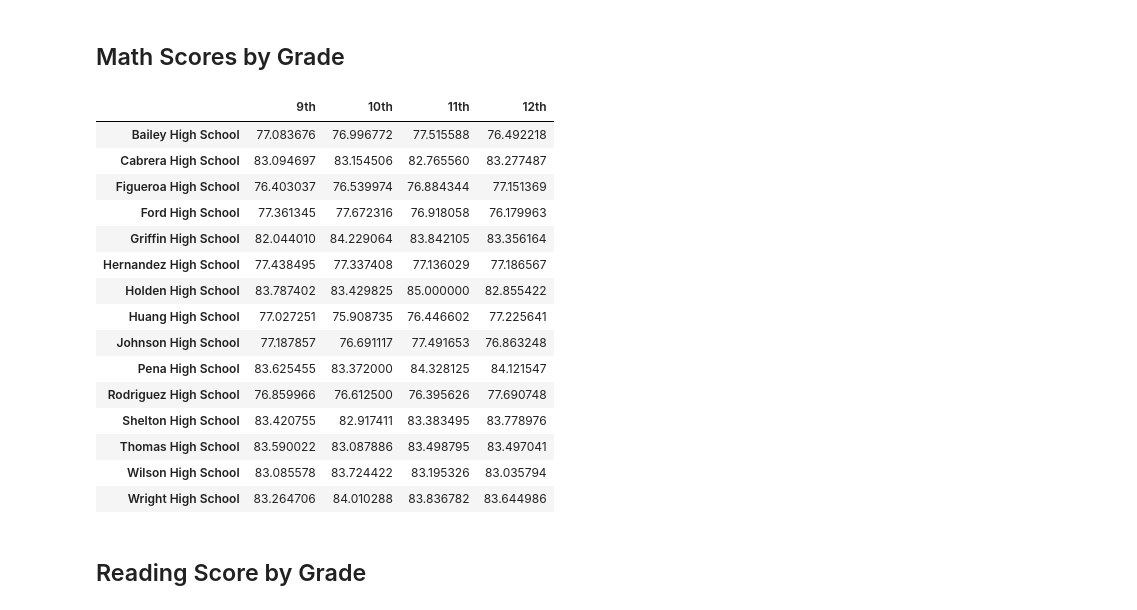
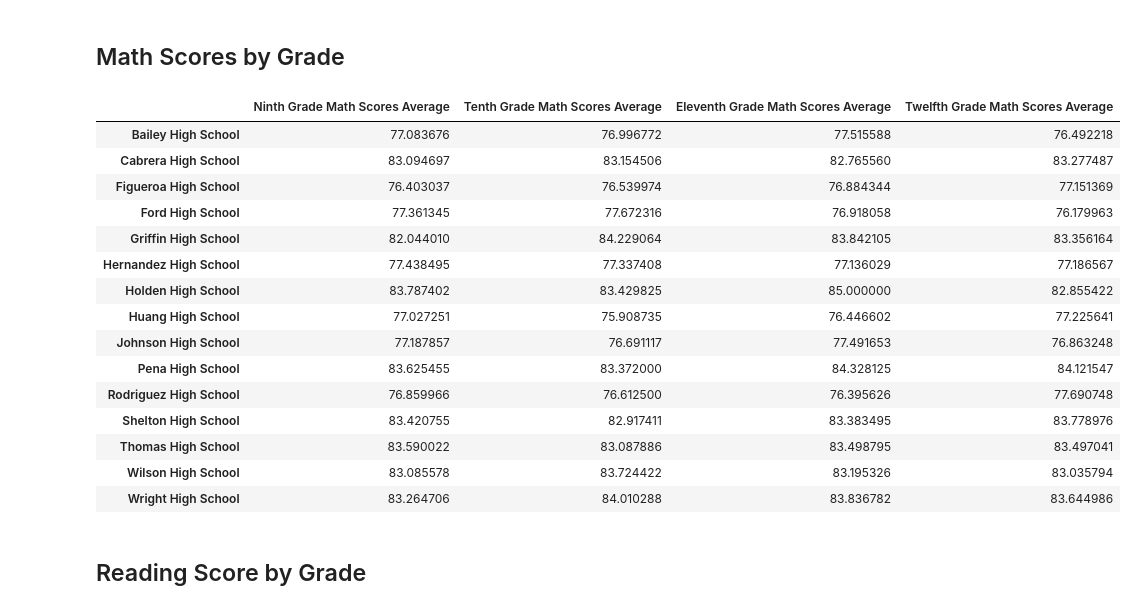
Before and after one commit to Kdata249/pandas-challenge, a Jupyter notebook: PyCitySchools/PyCitySchools_starter.ipynb, the cells around one changed output. Saved outputs shown, nothing was run; the diff lists cells and outputs as text; code cells hidden in the pictures.

```diff
--- a/PyCitySchools/PyCitySchools_starter.ipynb
+++ b/PyCitySchools/PyCitySchools_starter.ipynb
@@ -271,26 +400,33 @@ bottom_schools.head(5)
 # %%
 # Use the code provided to separate the data by grade
 ninth_graders = school_data_complete[(school_data_complete["grade"] == "9th")]
 tenth_graders = school_data_complete[(school_data_complete["grade"] == "10th")]
 eleventh_graders = school_data_complete[(school_data_complete["grade"] == "11th")]
 twelfth_graders = school_data_complete[(school_data_complete["grade"] == "12th")]
 
 # Group by `school_name` and take the mean of the `math_score` column for each.
-ninth_grade_math_scores =
-tenth_grader_math_scores =
-eleventh_grader_math_scores =
-twelfth_grader_math_scores =
+ninth_grader_math_scores = ninth_graders.groupby(["school_name"])["math_score"].mean()
+tenth_grader_math_scores = tenth_graders.groupby(["school_name"])["math_score"].mean()
+eleventh_grader_math_scores = eleventh_graders.groupby(["school_name"])["math_score"].mean()
+twelfth_grader_math_scores = twelfth_graders.groupby(["school_name"])["math_score"].mean()
 
 # Combine each of the scores above into single DataFrame called `math_scores_by_grade`
-math_scores_by_grade =
+math_scores_by_grade = pd.DataFrame(
+    {
+        "Ninth Grade Math Scores Average": ninth_grader_math_scores,
+        "Tenth Grade Math Scores Average": tenth_grader_math_scores,
+        "Eleventh Grade Math Scores Average": eleventh_grader_math_scores,
+        "Twelfth Grade Math Scores Average": twelfth_grader_math_scores,
+    }
+)
 
 # Minor data wrangling
 math_scores_by_grade.index.name = None
 
 # Display the DataFrame
 math_scores_by_grade
 # %% [output]
-|  | 9th | 10th | 11th | 12th |
+|  | Ninth Grade Math Scores Average | Tenth Grade Math Scores Average | Eleventh Grade Math Scores Average | Twelfth Grade Math Scores Average |
 | Bailey High School | 77.083676 | 76.996772 | 77.515588 | 76.492218 |
 | Cabrera High School | 83.094697 | 83.154506 | 82.765560 | 83.277487 |
 | Figueroa High School | 76.403037 | 76.539974 | 76.884344 | 77.151369 |
```
Also changed, not shown: parts of 12 cells of this notebook.
